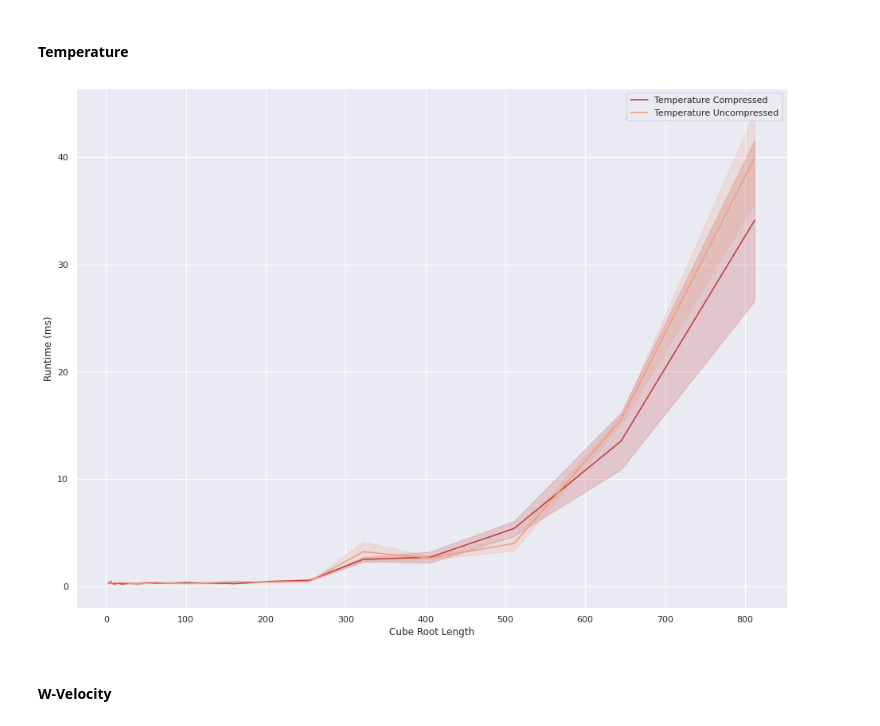
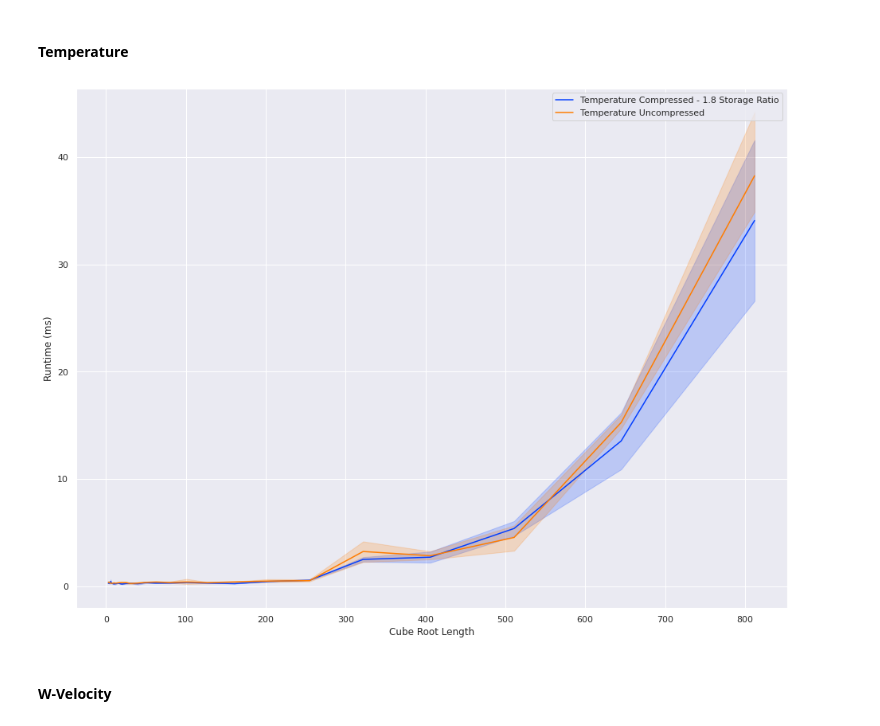
Before and after one commit to ariellubonja/ncar-zarr-code, a Jupyter notebook: compression-tradeoff-1-var.ipynb, the cells around one changed output. Saved outputs shown, nothing was run; the diff lists cells and outputs as text; code cells hidden in the pictures.

```diff
--- a/compression-tradeoff-1-var.ipynb
+++ b/compression-tradeoff-1-var.ipynb
@@ -582,7 +598,8 @@ for i in range(len(cube_root_size)-1,-1,-1): # From 31st to 0-th (inclusive)
 
 # Results with 2048^3 (32GB) accessed between timeits for cache clearing
 mcu_t = [[44200, 15100, 4680, 2780, 2260, 454, 413, 419, 259, 213, 308, 319, 352, 241, 313, 383, 236, 410, 336, 277, 258, 361, 311, 291],
-         [35700, 16000, 3310, 2510, 4180, 479, 388, 454, 380, 312, 304, 421, 345, 250, 216, 245, 420, 264, 302, 409, 272, 289, 257, 504]]
+         [35700, 16000, 3310, 2510, 4180, 479, 388, 454, 380, 312, 304, 421, 345, 250, 216, 245, 420, 264, 302, 409, 272, 289, 257, 504]
+        , [34900, 14700, 5670, 3260, 3290, 647, 665, 354, 401, 687, 443, 459, 418, 399, 268, 424, 416, 289, 246, 257, 273, 300, 435, 341]]
 
 # mcu_t = [i.reverse() for i in mcu_t]
 [i.reverse() for i in mcu_t]
@@ -758,22 +778,24 @@ Plotting these all together looks horrible
 
 #### Energy
 # %%
+sns.set_palette("bright")
+
 # Energy compressed
 var = np.array(mcc_e) / 1000
 
-a = pd.DataFrame(np.vstack((np.tile(cube_root_size, 2), var.flatten()))).T
+a = pd.DataFrame(np.vstack((np.tile(cube_root_size, len(var)), var.flatten()))).T
 a = a.rename(columns={0: "Cube Root Length", 1: "Runtime (ms)"})
 
 sns.lineplot( x = "Cube Root Length",
              y = "Runtime (ms)",
              data = a,
-            label="Energy Compressed");
+            label="Energy Compressed - 2.5 Storage Ratio");
 
 
 # Energy Uncompressed
 var = np.array(mcu_e) / 1000
 
-a = pd.DataFrame(np.vstack((np.tile(cube_root_size, 2), var.flatten()))).T
+a = pd.DataFrame(np.vstack((np.tile(cube_root_size, len(var)), var.flatten()))).T
 a = a.rename(columns={0: "Cube Root Length", 1: "Runtime (ms)"})
 
 sns.lineplot( x = "Cube Root Length",
@@ -785,30 +807,32 @@ sns.lineplot( x = "Cube Root Length",
 # %% [markdown]
 #### Temperature
 # %%
+sns.set_palette("bright")
+
 # compressed
 var = np.array(mcc_t) / 1000
 
-a = pd.DataFrame(np.vstack((np.tile(cube_root_size, 2), var.flatten()))).T
+a = pd.DataFrame(np.vstack((np.tile(cube_root_size, len(var)), var.flatten()))).T
 a = a.rename(columns={0: "Cube Root Length", 1: "Runtime (ms)"})
 
 sns.lineplot( x = "Cube Root Length",
              y = "Runtime (ms)",
              data = a,
-            label="Temperature Compressed");
+            label="Temperature Compressed - 1.8 Storage Ratio");
 
 
 # Uncompressed
 var = np.array(mcu_t) / 1000
 
-a = pd.DataFrame(np.vstack((np.tile(cube_root_size, 2), var.flatten()))).T
+a = pd.DataFrame(np.vstack((np.tile(cube_root_size, len(var)), var.flatten()))).T
 a = a.rename(columns={0: "Cube Root Length", 1: "Runtime (ms)"})
 
 sns.lineplot( x = "Cube Root Length",
              y = "Runtime (ms)",
              data = a,
             label="Temperature Uncompressed");
 # %% [output]
-[figure, old version]
+[figure, new version]
 # %% [markdown]
 #### W-Velocity
 # %%
```
Also changed, not shown: parts of 12 cells of this notebook, 10 other files.
